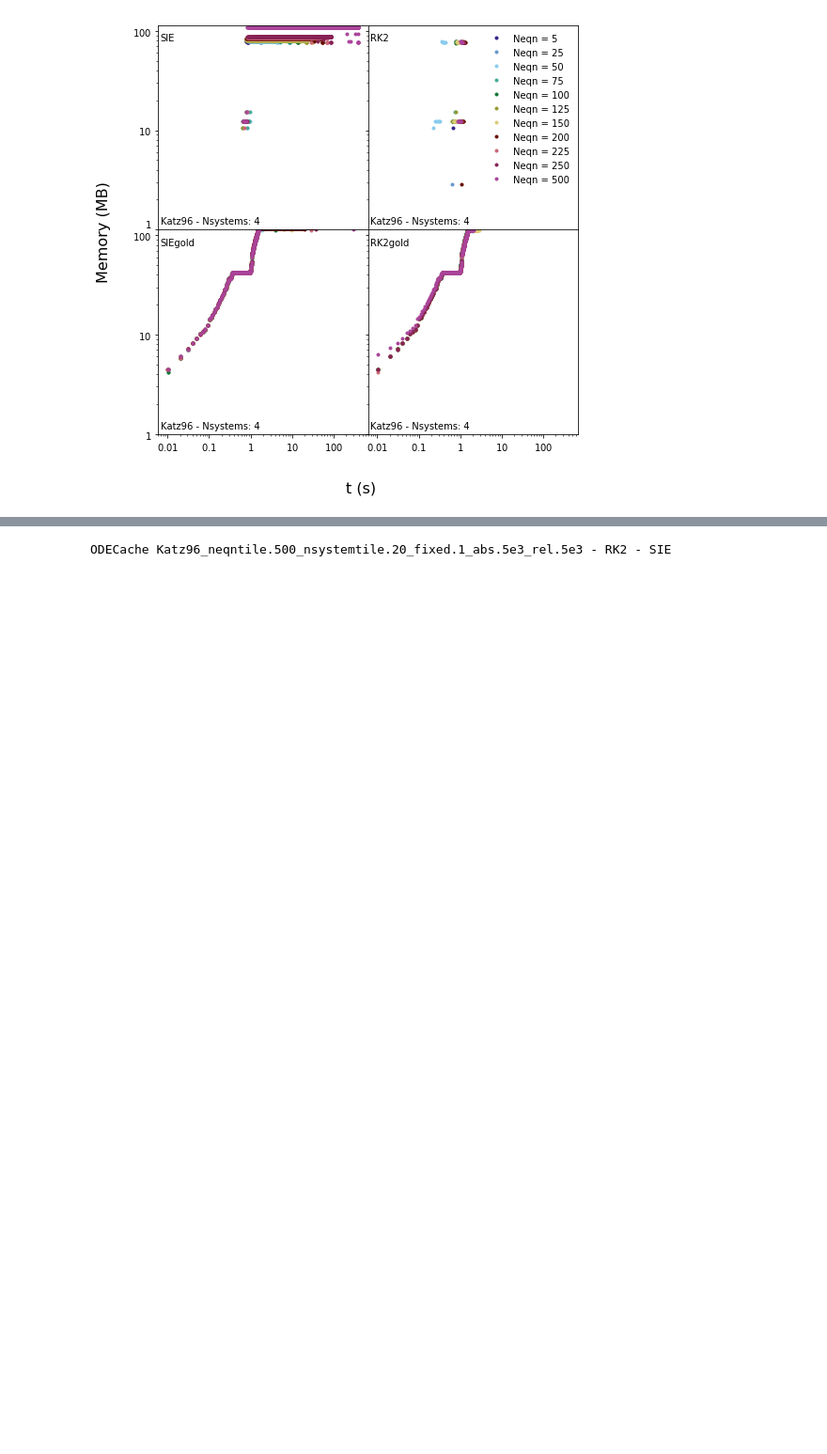
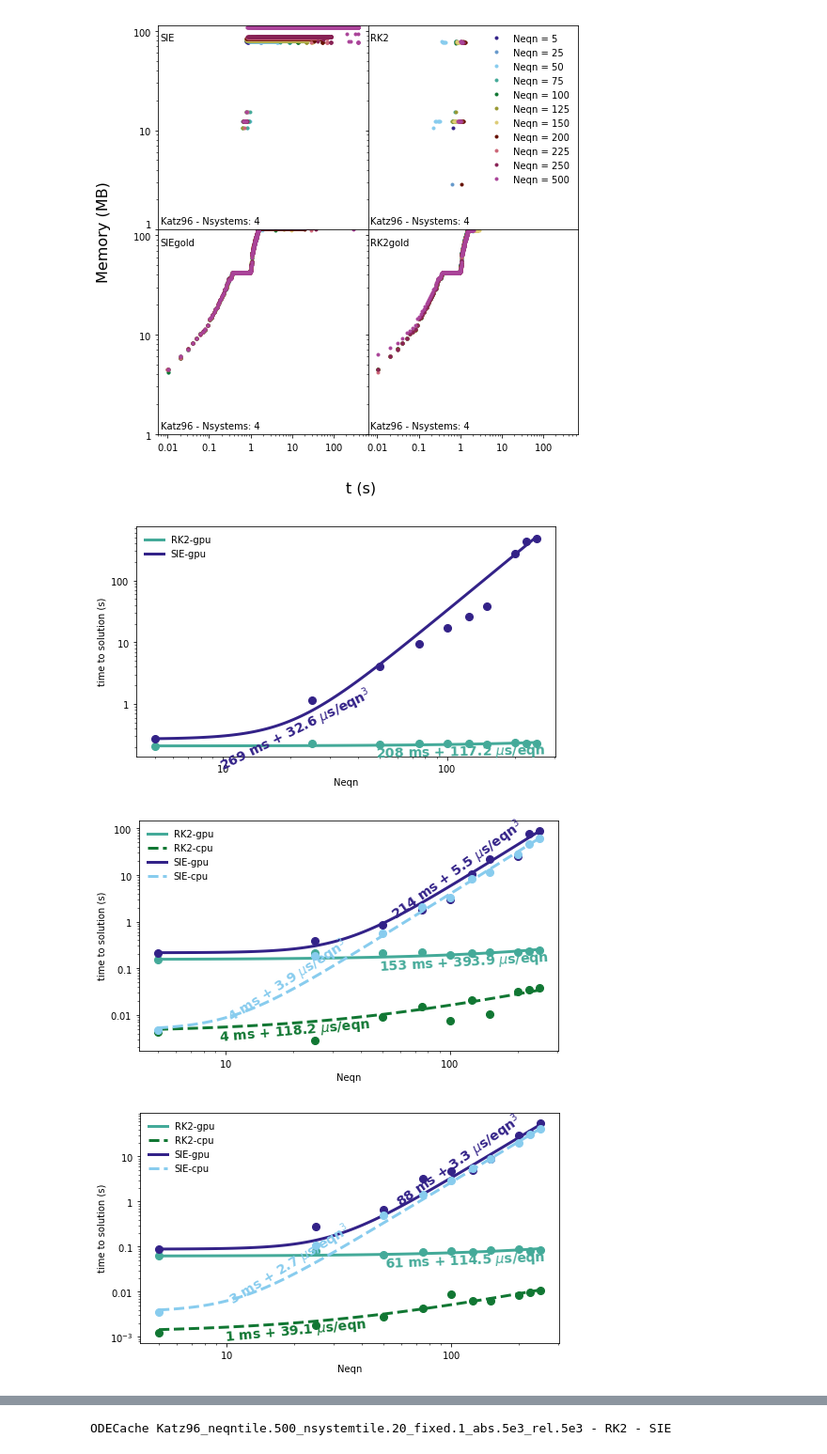
Before and after one commit to agurvich/WIND, a Jupyter notebook: python/ntbks/NtileScaling.ipynb, the cells around one changed output, grey strips where cells are left out. Shown at 94% size. Saved outputs shown, nothing was run; the diff lists cells and outputs as text; code cells hidden in the pictures; blank space fills up the shorter version.

```diff
--- a/python/ntbks/NtileScaling.ipynb
+++ b/python/ntbks/NtileScaling.ipynb
@@ -54,4 +59,18 @@ multi_odes.plot_memory_usages(
     label_fn=lambda x: "Neqn = %d"%x.Nequations_per_system)
 # %% [output]
 [figure]
+# %%
+for arch in multi_arch:
+    fig,ax = arch.plot_tts_vs_xs(
+        x_function=lambda x: x.Nequations_per_system,
+        xname='Neqn',
+        yname='time to solution (s)',
+        eqn_legend=False,
+        slopes = [1,1,3,3],
+        pos_rels = [0.8,.35,0.8,.35],
+        vas = ['top','top','bottom','bottom'])
+# %% [output]
+[figure, added]
+[figure, added]
+[figure, added]
 # %%
```
Also changed, not shown: parts of 7 cells of this notebook, 3 other files.
